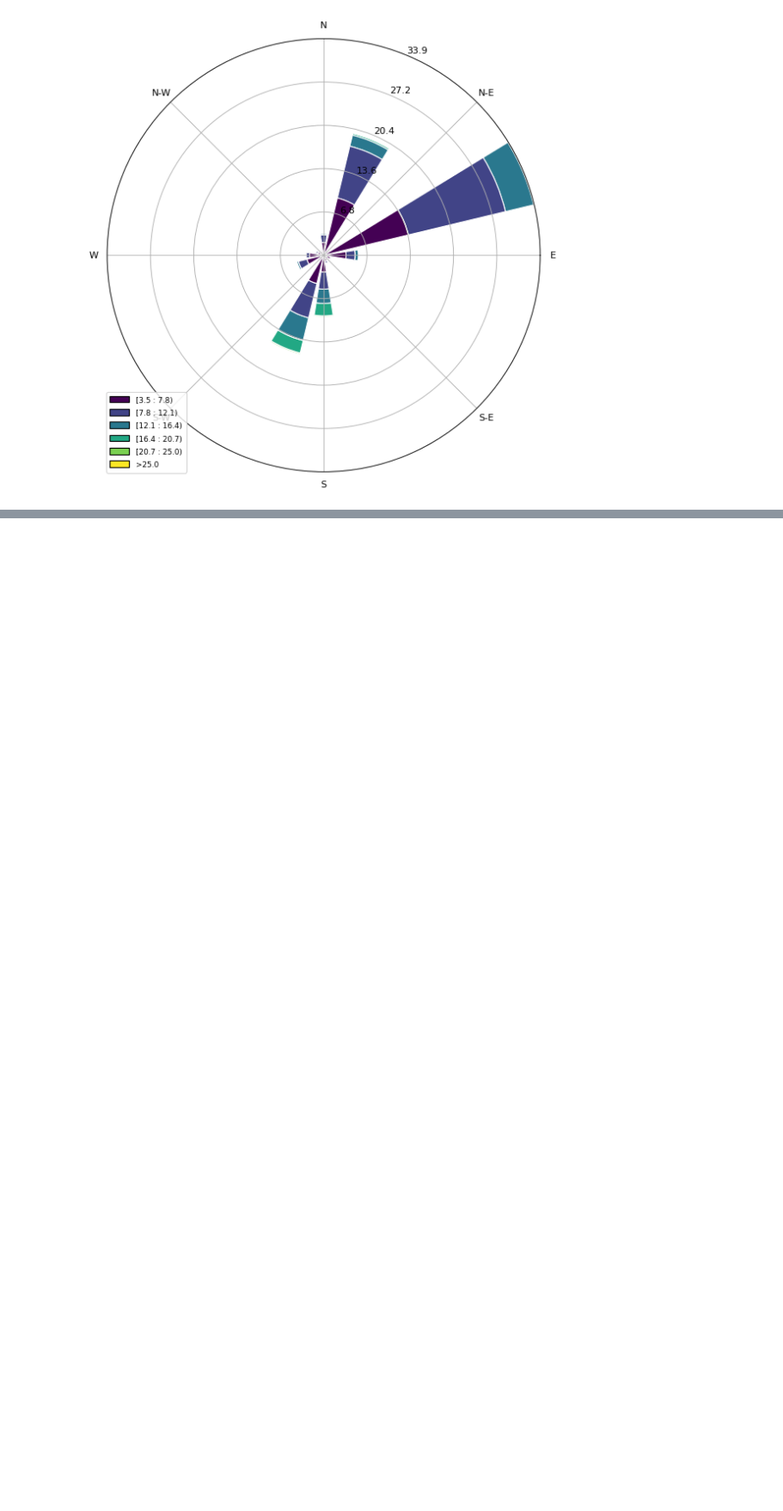
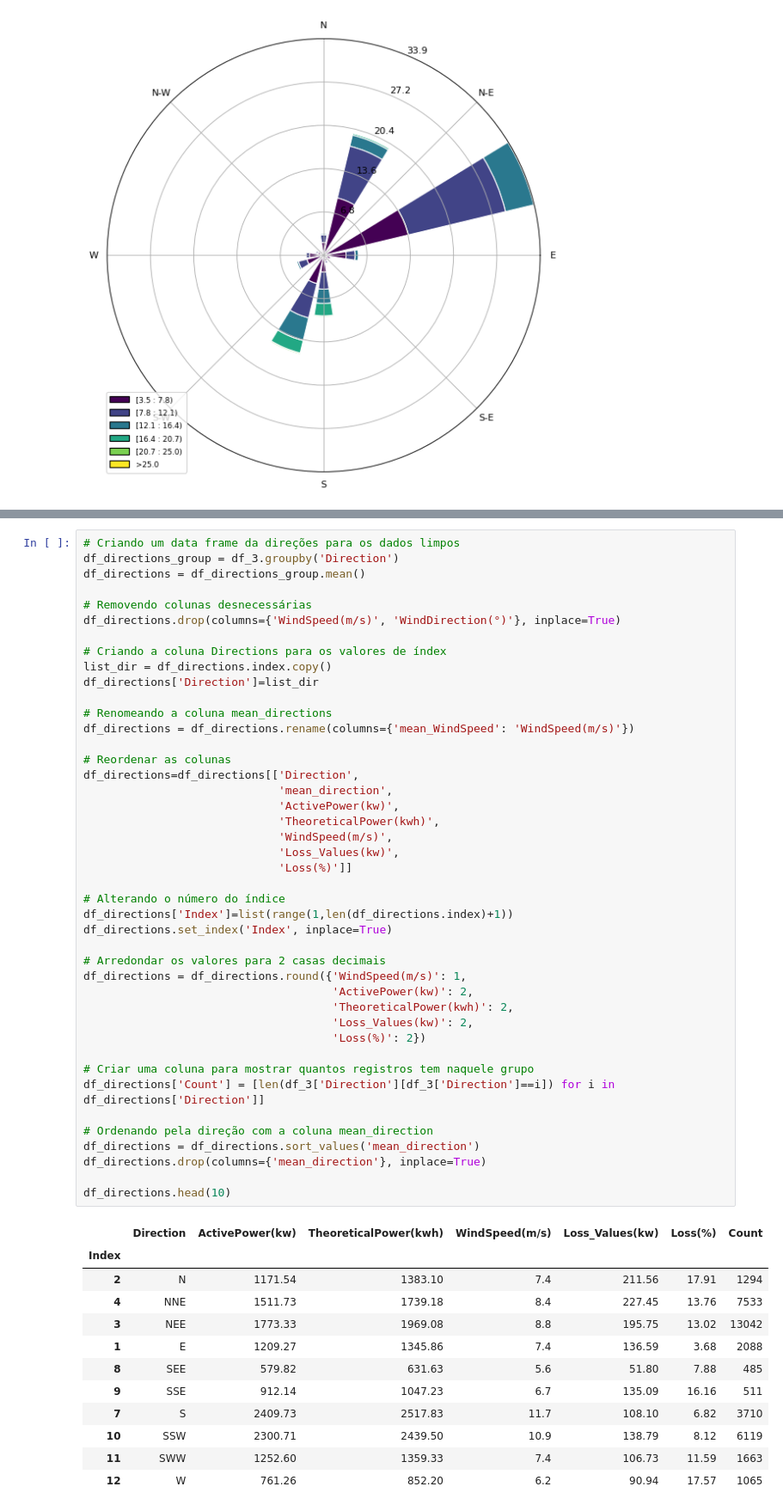
Before and after one commit to RaulOAlves/Wind_Turbine_Scada, a Jupyter notebook: Wind_Turbine_Scada.ipynb, the cells around one changed output, grey strips where cells are left out. Shown at 86% size. Drawn from its saved outputs; the diff is of its cells as text; blank space fills up the shorter version.

```diff
--- a/Wind_Turbine_Scada.ipynb
+++ b/Wind_Turbine_Scada.ipynb
@@ -385,3 +385,59 @@ df_speed.head(10)
 | 8 | 7.0 | 902.86 | 1015.80 | 112.94 | 11.16 | 2320 |
 | 9 | 7.5 | 1122.43 | 1256.94 | 134.51 | 10.72 | 2254 |
 | 10 | 8.0 | 1364.42 | 1529.65 | 165.23 | 10.78 | 2141 |
+# %%
+# Criando um data frame da direções para os dados limpos
+df_directions_group = df_3.groupby('Direction')
+df_directions = df_directions_group.mean()
+
+# Removendo colunas desnecessárias
+df_directions.drop(columns={'WindSpeed(m/s)', 'WindDirection(°)'}, inplace=True)
+
+# Criando a coluna Directions para os valores de índex
+list_dir = df_directions.index.copy()
+df_directions['Direction']=list_dir
+
+# Renomeando a coluna mean_directions
+df_directions = df_directions.rename(columns={'mean_WindSpeed': 'WindSpeed(m/s)'})
+
+# Reordenar as colunas
+df_directions=df_directions[['Direction',
+                             'mean_direction',
+                             'ActivePower(kw)',
+                             'TheoreticalPower(kwh)',
+                             'WindSpeed(m/s)',
+                             'Loss_Values(kw)',
+                             'Loss(%)']]
+
+# Alterando o número do índice
+df_directions['Index']=list(range(1,len(df_directions.index)+1))
+df_directions.set_index('Index', inplace=True)
+
+# Arredondar os valores para 2 casas decimais
+df_directions = df_directions.round({'WindSpeed(m/s)': 1,
+                                     'ActivePower(kw)': 2,
+                                     'TheoreticalPower(kwh)': 2,
+                                     'Loss_Values(kw)': 2,
+                                     'Loss(%)': 2})
+
+# Criar uma coluna para mostrar quantos registros tem naquele grupo
+df_directions['Count'] = [len(df_3['Direction'][df_3['Direction']==i]) for i in df_directions['Direction']]
+
+# Ordenando pela direção com a coluna mean_direction
+df_directions = df_directions.sort_values('mean_direction')
+df_directions.drop(columns={'mean_direction'}, inplace=True)
+
+df_directions.head(10)
+# %% [output]
+|  | Direction | ActivePower(kw) | TheoreticalPower(kwh) | WindSpeed(m/s) | Loss_Values(kw) | Loss(%) | Count |
+| Index |  |  |  |  |  |  |  |
+| 2 | N | 1171.54 | 1383.10 | 7.4 | 211.56 | 17.91 | 1294 |
+| 4 | NNE | 1511.73 | 1739.18 | 8.4 | 227.45 | 13.76 | 7533 |
+| 3 | NEE | 1773.33 | 1969.08 | 8.8 | 195.75 | 13.02 | 13042 |
+| 1 | E | 1209.27 | 1345.86 | 7.4 | 136.59 | 3.68 | 2088 |
+| 8 | SEE | 579.82 | 631.63 | 5.6 | 51.80 | 7.88 | 485 |
+| 9 | SSE | 912.14 | 1047.23 | 6.7 | 135.09 | 16.16 | 511 |
+| 7 | S | 2409.73 | 2517.83 | 11.7 | 108.10 | 6.82 | 3710 |
+| 10 | SSW | 2300.71 | 2439.50 | 10.9 | 138.79 | 8.12 | 6119 |
+| 11 | SWW | 1252.60 | 1359.33 | 7.4 | 106.73 | 11.59 | 1663 |
+| 12 | W | 761.26 | 852.20 | 6.2 | 90.94 | 17.57 | 1065 |
```
Also changed, not shown: parts of 2 cells of this notebook.
